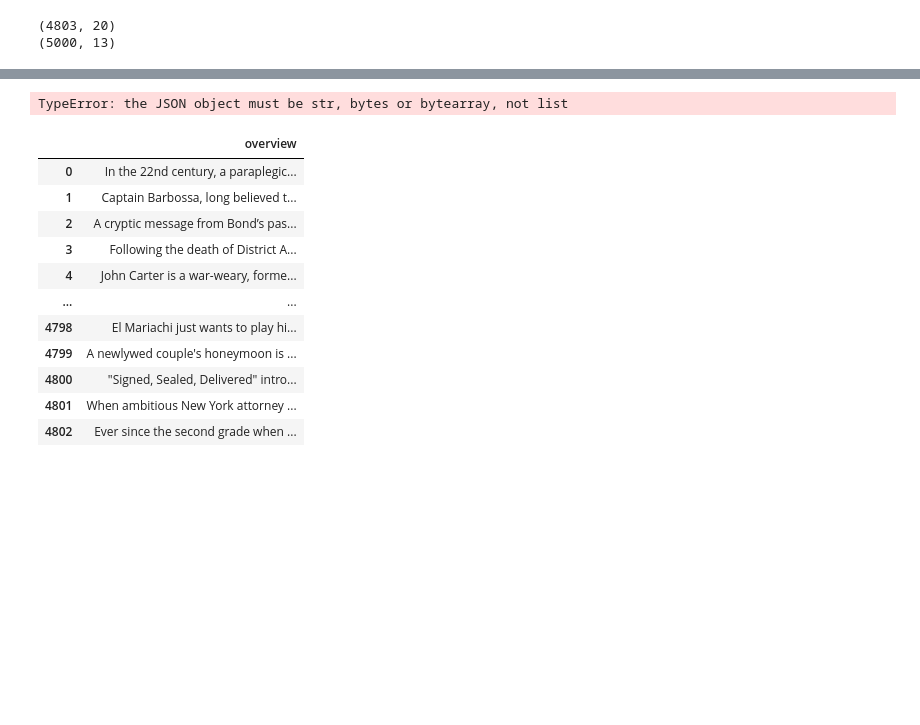
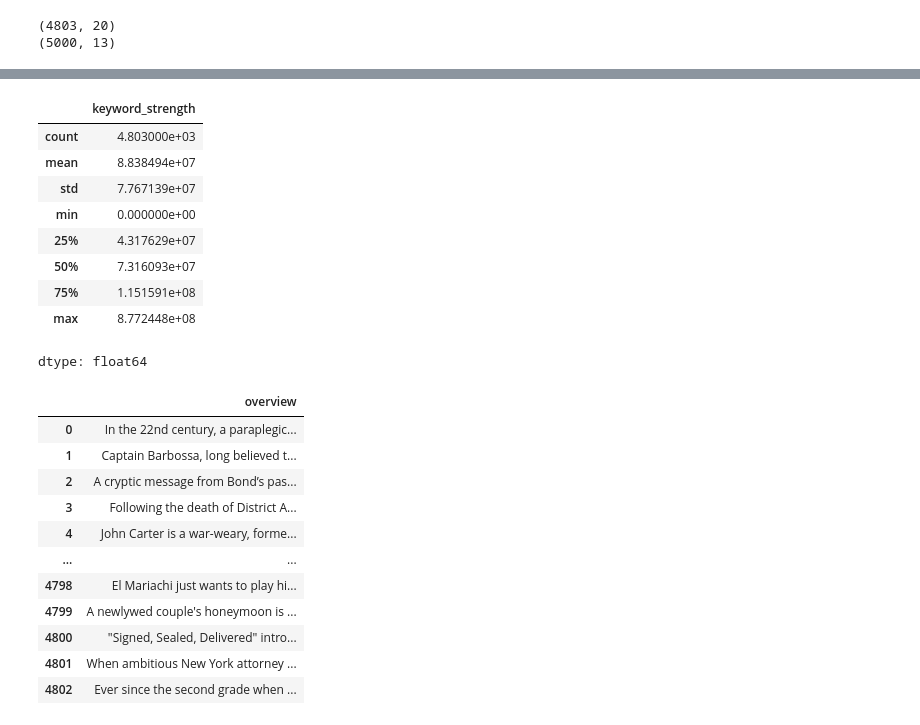
Before and after one commit to Gcarmnonapy7/Masterpiece_prototype_scheduling_movie_theaters, a Jupyter notebook: movies_cluesterization_&crowd_prediction.ipynb, the cells around one changed output, grey strips where cells are left out. Saved outputs shown, nothing was run; the diff lists cells and outputs as text; code cells hidden in the pictures; blank space fills up the shorter version.

```diff
--- a/movies_cluesterization_&crowd_prediction.ipynb
+++ b/movies_cluesterization_&crowd_prediction.ipynb
@@ -101,20 +102,53 @@ tmdb['keywords']
 4803 rows × 1 columns
 dtype: object
-# %%
-
-
-def clean_keywords(column_keywords):
-
-  key_words = json.loads(column_keywords)
-
-  return key_words
-
-tmdb['keywords'] = tmdb['keywords'].apply(clean_keywords)
-
-
-tmdb['keywords']
-# %% [output]
-TypeError: the JSON object must be str, bytes or bytearray, not list
+# %%
+def clean_keywords(column_keywords):
+    # Handle cases where it might already be a list or is null
+
+    if column_keywords is None or (isinstance(column_keywords, float) and pd.isna(column_keywords)):
+        return []
+
+    if isinstance(column_keywords, str):
+        try:
+            column_keywords = json.loads(column_keywords)
+        except (json.JSONDecodeError, TypeError):
+            return []
+
+    if isinstance(column_keywords, list):
+        return [item['name'] if isinstance(item, dict) else str(item) for item in column_keywords]
+
+    return []
+
+tmdb['keywords'] = tmdb['keywords'].apply(clean_keywords)
+# %%
+# Ensure keywords are strings before grouping
+# This assumes keywords were cleaned to be lists of names (strings)
+exploded_keywords = tmdb.explode('keywords')
+# Calculate mean revenue per keyword string
+words_freq = (
+    exploded_keywords
+    .groupby('keywords')
+    ['revenue']
+    .mean()
+)
+
+# Calculate keyword strength for each movie using the median revenue of its keywords
+tmdb['keyword_strength'] = tmdb['keywords'].apply(
+    lambda keywords: np.median([words_freq[word] for word in keywords]) if len(keywords) > 0 else 0
+)
+# %%
+tmdb['keyword_strength'].describe()
+# %% [output]
+|  | keyword_strength |
+| count | 4.803000e+03 |
+| mean | 8.838494e+07 |
+| std | 7.767139e+07 |
+| min | 0.000000e+00 |
+| 25% | 4.317629e+07 |
+| 50% | 7.316093e+07 |
+| 75% | 1.151591e+08 |
+| max | 8.772448e+08 |
+dtype: float64
 # %%
 tmdb['overview']
 # %% [output]
```
Also changed, not shown: parts of 9 cells of this notebook.
